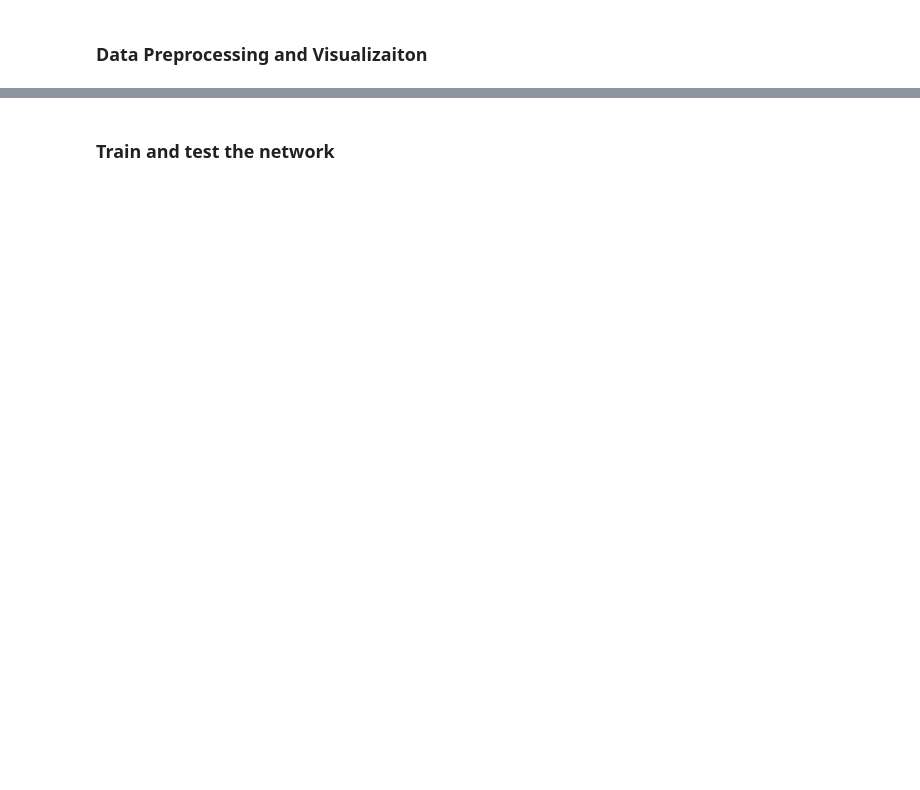
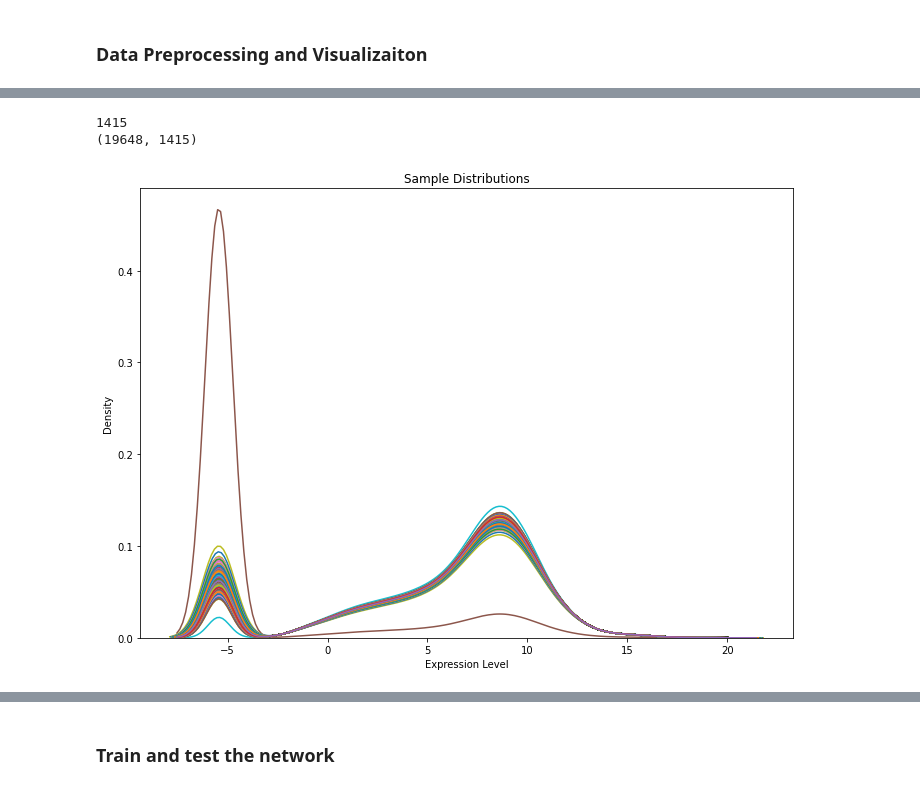
Before and after one commit to CUFCTL/mlbd, a Jupyter notebook: projects/tissue-classification-pytorch.ipynb, the cells around one changed output, grey strips where cells are left out. Saved outputs shown, nothing was run; the diff lists cells and outputs as text; code cells hidden in the pictures; blank space fills up the shorter version.

```diff
--- a/projects/tissue-classification-pytorch.ipynb
+++ b/projects/tissue-classification-pytorch.ipynb
@@ -252,21 +275,25 @@ sns.heatmap(matrix_df.isnull(), xticklabels=False, yticklabels=False, cmap="viri
 # %%
 # Replace nan values with the global minimum of the data set, not independent of rows
 # Then plot the density curve
 val_min, val_max = np.nanmin(matrix_df), np.nanmax(matrix_df)
 matrix_df.fillna(val_min, inplace=True)
 i = 0
 dimensions = (11.7, 8.27)
 fig, ax = plt.subplots(figsize=dimensions)
 for column in matrix_df:
     i = i+1
-    sns.distplot(matrix_df[column], hist = False, ax=ax)
+    sns.kdeplot(matrix_df[column], legend=False, ax=ax)
 
 plt.title("Sample Distributions")
 plt.xlabel("Expression Level")
 plt.ylabel("Density")
 plt.savefig("density.pdf")
 print(i)
 print(matrix_df.shape)
+# %% [output]
+1415
+(19648, 1415)
+[figure, added]
 # %%
 # Transposing matrix to align with label file
 matrix_transposed_df = matrix_df.T
```
Also changed, not shown: parts of 12 cells of this notebook.
